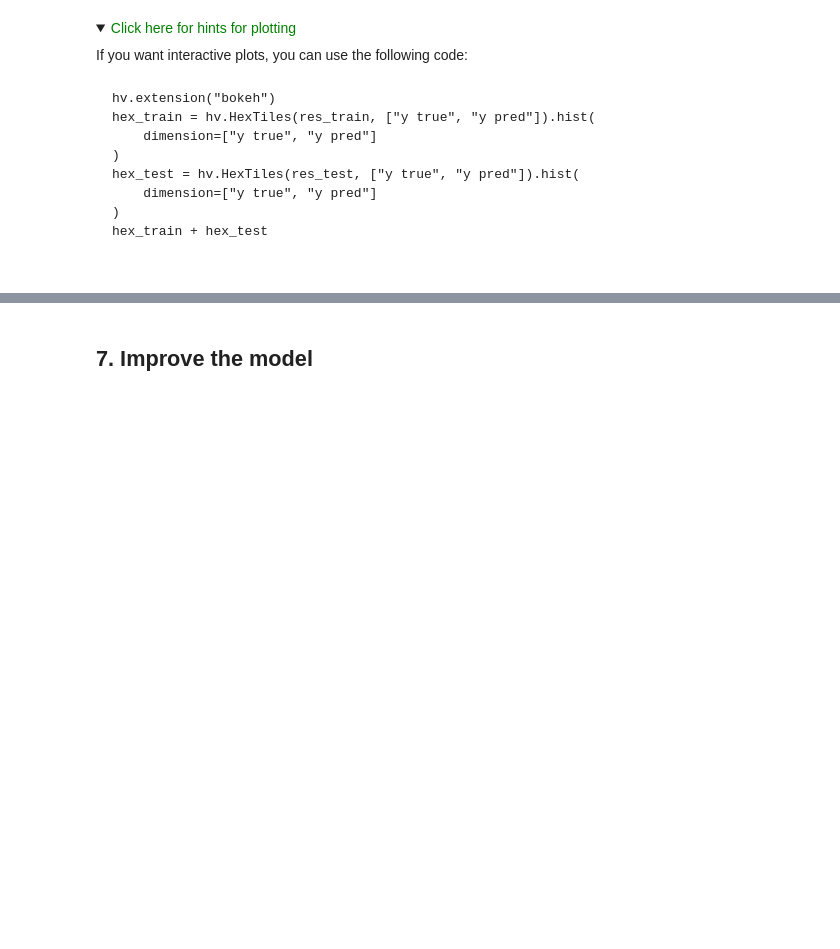
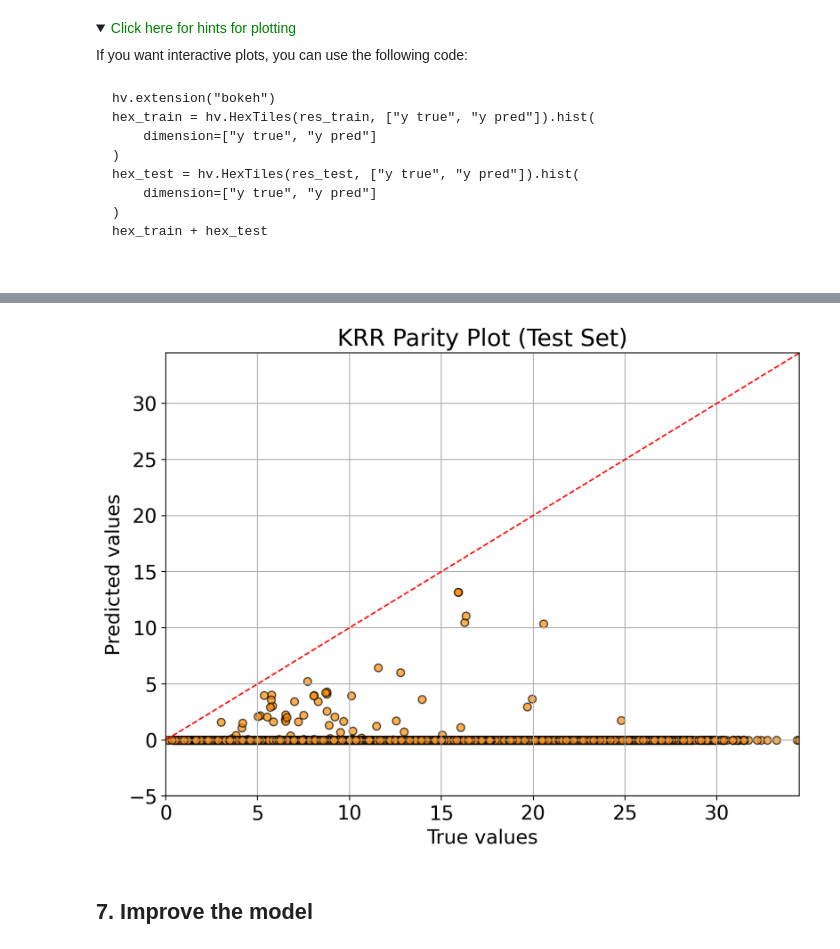
Before and after one commit to Noah-Paga/ModLab, a Jupyter notebook: ML_project_3/groupT_block3_project.ipynb, the cells around one changed output, grey strips where cells are left out. Cells and saved outputs as stored; diff of their text form; code cells hidden in the pictures; folded sections open; blank space fills up the shorter version.

```diff
--- a/ML_project_3/groupT_block3_project.ipynb
+++ b/ML_project_3/groupT_block3_project.ipynb
@@ -866,3 +944,28 @@ hist_density(res_test['y true'], res_test['y pred'], xlabel='y true', ylabel='y
+# %%
+# Test parity plot for KRR using the unified res dictionary (y-axis starts at -5)
+fig, ax = plt.subplots(figsize=(8, 6))
+
+ax.scatter(res['test_krr']['y_true'], res['test_krr']['y_pred'],
+           color='darkorange', alpha=0.7, edgecolors='k', s=40)
+
+# Add 1:1 reference line
+lims = [
+    min(res['test_krr']['y_true'].min(), res['test_krr']['y_pred'].min()),
+    max(res['test_krr']['y_true'].max(), res['test_krr']['y_pred'].max())
+]
+ax.plot(lims, lims, 'r--', linewidth=1.2)
+
+ax.set_xlim(lims)
+ax.set_ylim(-5, lims[1])  # <-- Force y-axis to start at -5
+
+ax.set_xlabel("True values")
+ax.set_ylabel("Predicted values")
+ax.set_title("KRR Parity Plot (Test Set)")
+ax.grid(True)
+
+plt.show()
+# %% [output]
+[figure, added]
 # %% [markdown]
 ## 7. Improve the model
 # %% [markdown]
```
Also changed, not shown: parts of 16 cells of this notebook.
